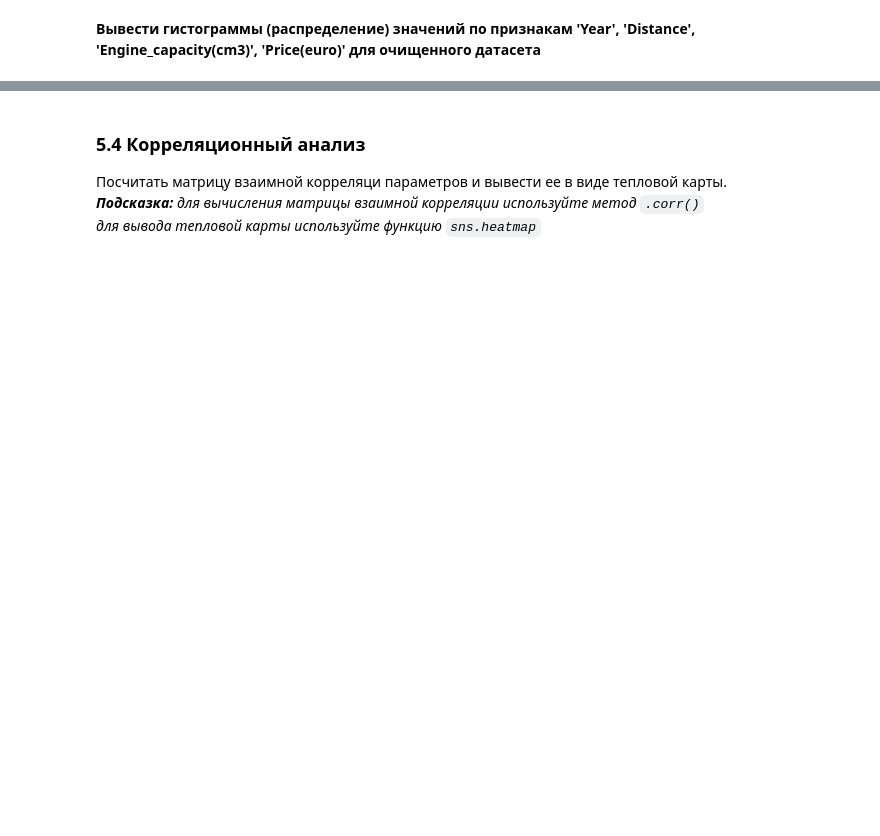
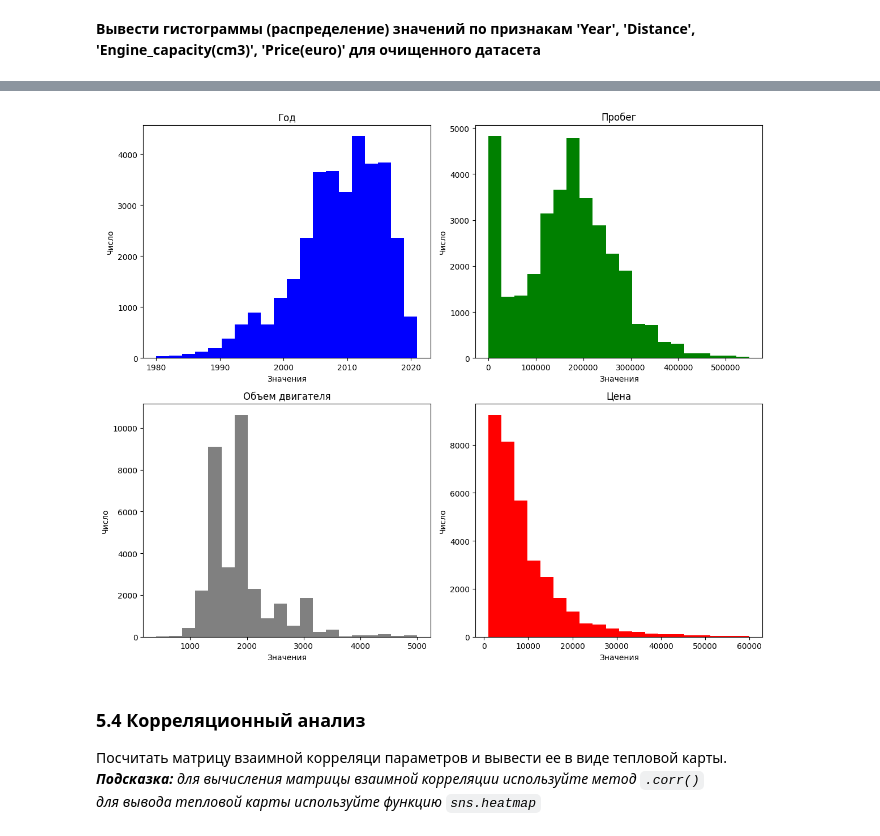
Before and after one commit to Mshkss/Study, a Jupyter notebook: Python/AI basics/P2/Task2_Сars_Empty.ipynb, the cells around one changed output, grey strips where cells are left out. Cells and saved outputs as stored; diff of their text form; code cells hidden in the pictures; blank space fills up the shorter version.

```diff
--- a/Python/AI basics/P2/Task2_Сars_Empty.ipynb
+++ b/Python/AI basics/P2/Task2_Сars_Empty.ipynb
@@ -395,2 +412,16 @@ plt.show()
+# %%
+normal_data = dataset[
+    ~(
+        (dataset["Distance"] > 550000)
+        | (dataset["Distance"] < 0)
+        | (dataset["Price(euro)"] > 60000)
+        | (dataset["Price(euro)"] < 1000)
+        | (dataset["Year"] < 1980)
+        | (dataset["Engine_capacity(cm3)"] > 5000)
+        | (dataset["Engine_capacity(cm3)"] < 400)
+    )
+]
+
+cleandataset = normal_data
 # %% [markdown]
 **Вывести информацию о датасете после очистки**
@@ -405,3 +445,34 @@ plt.show()
+# %%
+plt.figure(figsize=(12, 10))
+
+plt.subplot(2, 2, 1)
+plt.hist(cleandataset["Year"], bins=20, color="blue")
+plt.title("Год")
+plt.xlabel("Значения")
+plt.ylabel("Число")
+
+plt.subplot(2, 2, 2)
+plt.hist(cleandataset["Distance"], bins=20, color="green")
+plt.title("Пробег")
+plt.xlabel("Значения")
+plt.ylabel("Число")
+
+plt.subplot(2, 2, 3)
+plt.hist(cleandataset["Engine_capacity(cm3)"], bins=20, color="grey")
+plt.title("Объем двигателя")
+plt.xlabel("Значения")
+plt.ylabel("Число")
+
+plt.subplot(2, 2, 4)
+plt.hist(cleandataset["Price(euro)"], bins=20, color="red")
+plt.title("Цена")
+plt.xlabel("Значения")
+plt.ylabel("Число")
+
+plt.tight_layout()
+plt.show()
+# %% [output]
+[figure, added]
 # %% [markdown]
 ### 5.4 Корреляционный анализ
 Посчитать матрицу взаимной корреляци параметров и вывести ее в виде тепловой карты.
```
Also changed, not shown: parts of 16 cells of this notebook, 3 other files.
